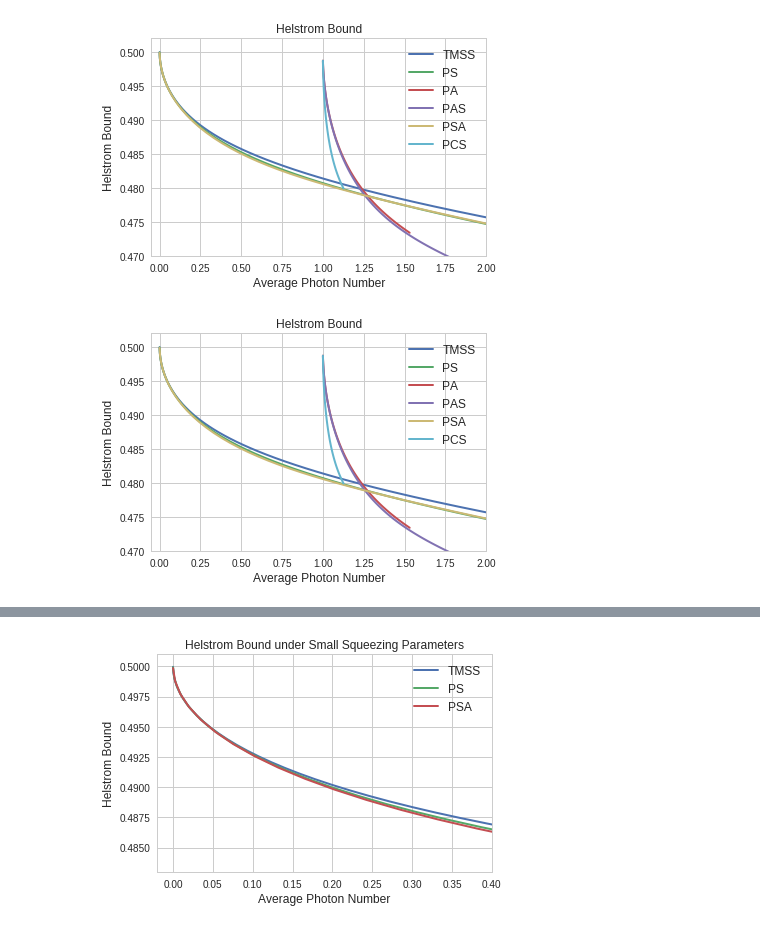
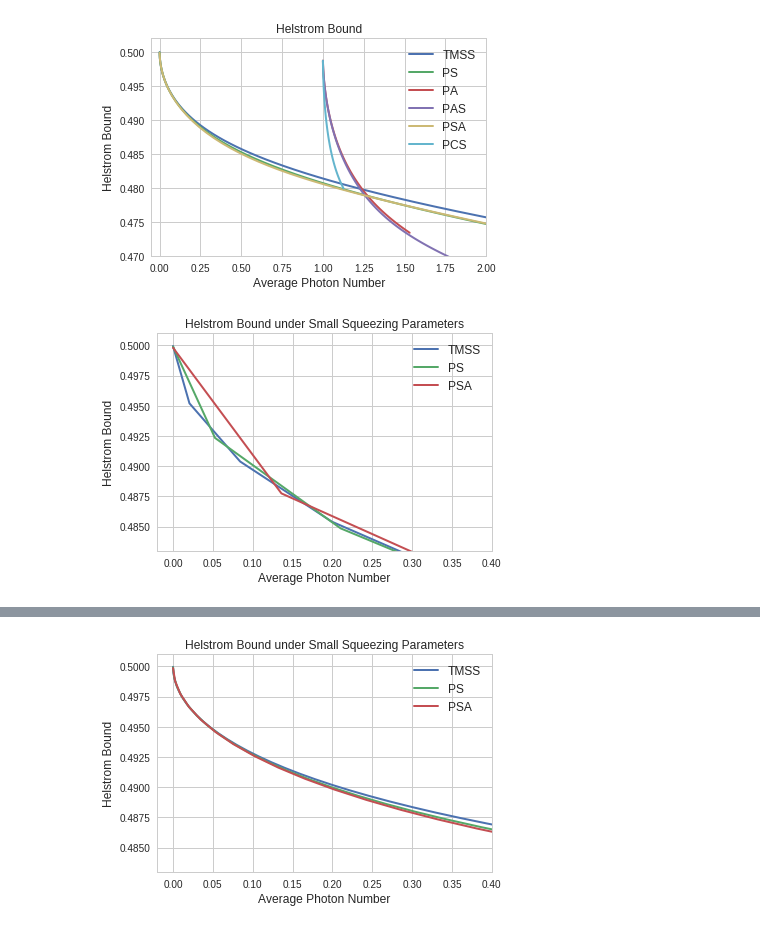
Before and after one commit to lffan/quantum_illumination, a Jupyter notebook: ipynbs/Experiment_3_Perr_vs_AverN_dev.ipynb, the cells around one changed output, grey strips where cells are left out. Drawn from its saved outputs; the diff is of its cells as text; code cells hidden in the pictures.

Commit message:
expr 3 modified

```diff
--- a/ipynbs/Experiment_3_Perr_vs_AverN_dev.ipynb
+++ b/ipynbs/Experiment_3_Perr_vs_AverN_dev.ipynb
@@ -20,7 +20,7 @@ set_matplotlib_formats('pdf', 'png')
 np.set_printoptions(threshold='nan', precision=6, suppress=True)
 %matplotlib inline
 # %%
-df1 = pd.read_csv('../output/data/expr_3_nbar_nth_1.0_g_51_11-26.csv', comment='#')
+df1 = pd.read_csv('../output/data/expr_3_nbar_nth_0.1_g_11_01-31.csv', comment='#')
 names = ('TMSS', 'PS', 'PA', 'PAS', 'PSA', 'PCS')
 # names = ('TMSS', 'PS', 'PSA')
 # %%
@@ -64,20 +79,18 @@ plt.show()
 # %% [output]
 [figure]
 # %%
-for name in names:
+for name in ('TMSS', 'PS', 'PSA'):
     temp_df = df1[df1['State'] == name]
-    if name in ('TMSS', 'PA', 'PAS', 'PCS'):
-        avern = temp_df['Aver_N'] / 2
-    else:
-        avern = temp_df['Aver_N']
+    avern = temp_df['Aver_N']
     plt.plot(avern, temp_df['Helstrom_Bound'], lw=2, label=name)
-plt.xlim(-0.05, 2)
-plt.ylim(0.47, 0.502)
-plt.legend(loc=0, fontsize=12)
+plt.xlim(-0.02, 0.4)
+plt.ylim(0.483, 0.501)
+plt.legend(loc=3, fontsize=12)
 plt.xlabel("Average Photon Number", fontsize=12)
 plt.ylabel("Helstrom Bound", fontsize=12)
-plt.title("Helstrom Bound", fontsize=12)
-plt.savefig('../output/figures/g_qhb_vs_nbar_nth_1.pdf', bbox_inches='tight')
+plt.title("Helstrom Bound under Small Squeezing Parameters", fontsize=12)
+plt.legend(loc=0, fontsize=12)
+plt.savefig('../output/figures/g_qhb_vs_nbar_nth_1_small.pdf', bbox_inches='tight')
 plt.show()
 # %% [output]
-[figure, old version]
+[figure, new version]
```
Also changed, not shown: parts of 6 cells of this notebook, 4 other files.
